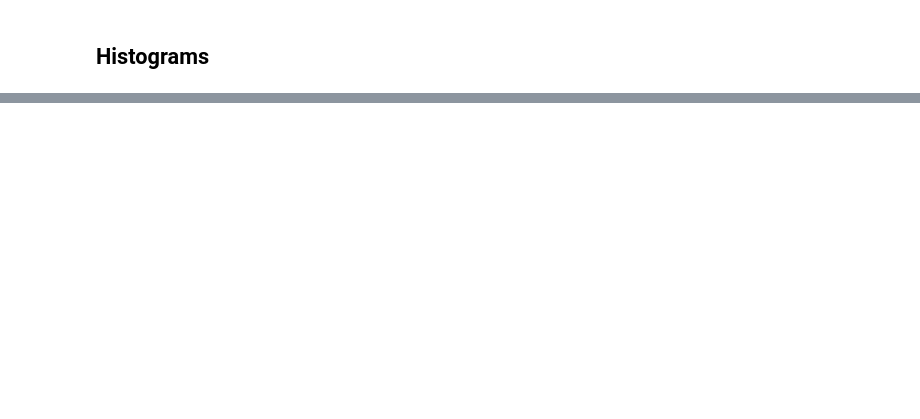
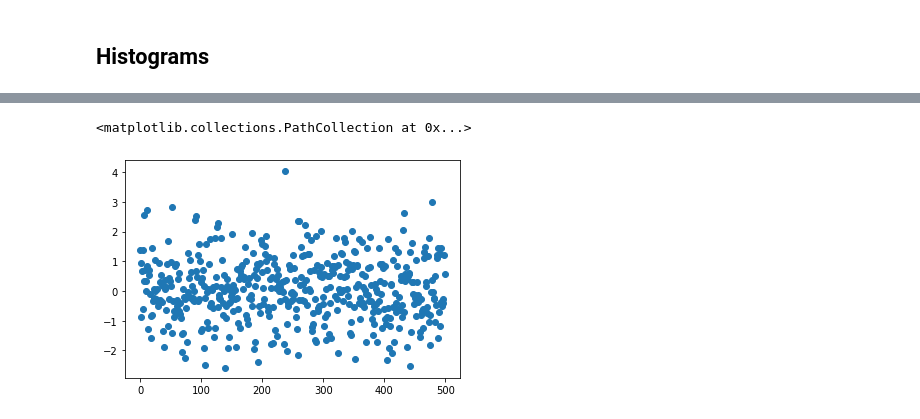
Before and after one commit to salimunlu47/Statistics-with-Python, a Jupyter notebook: Display_of_Statistical_Data.ipynb, the cells around one changed output, grey strips where cells are left out. Saved outputs shown, nothing was run; the diff lists cells and outputs as text; code cells hidden in the pictures; blank space fills up the shorter version.

```diff
--- a/Display_of_Statistical_Data.ipynb
+++ b/Display_of_Statistical_Data.ipynb
@@ -86,0 +114,5 @@ plt.hist(x, bins=25)
+# %%
+plt.scatter(range(0,500),x)
+# %% [output]
+<matplotlib.collections.PathCollection at 0x...>
+[figure, added]
```
Also changed, not shown: parts of 20 cells of this notebook.
